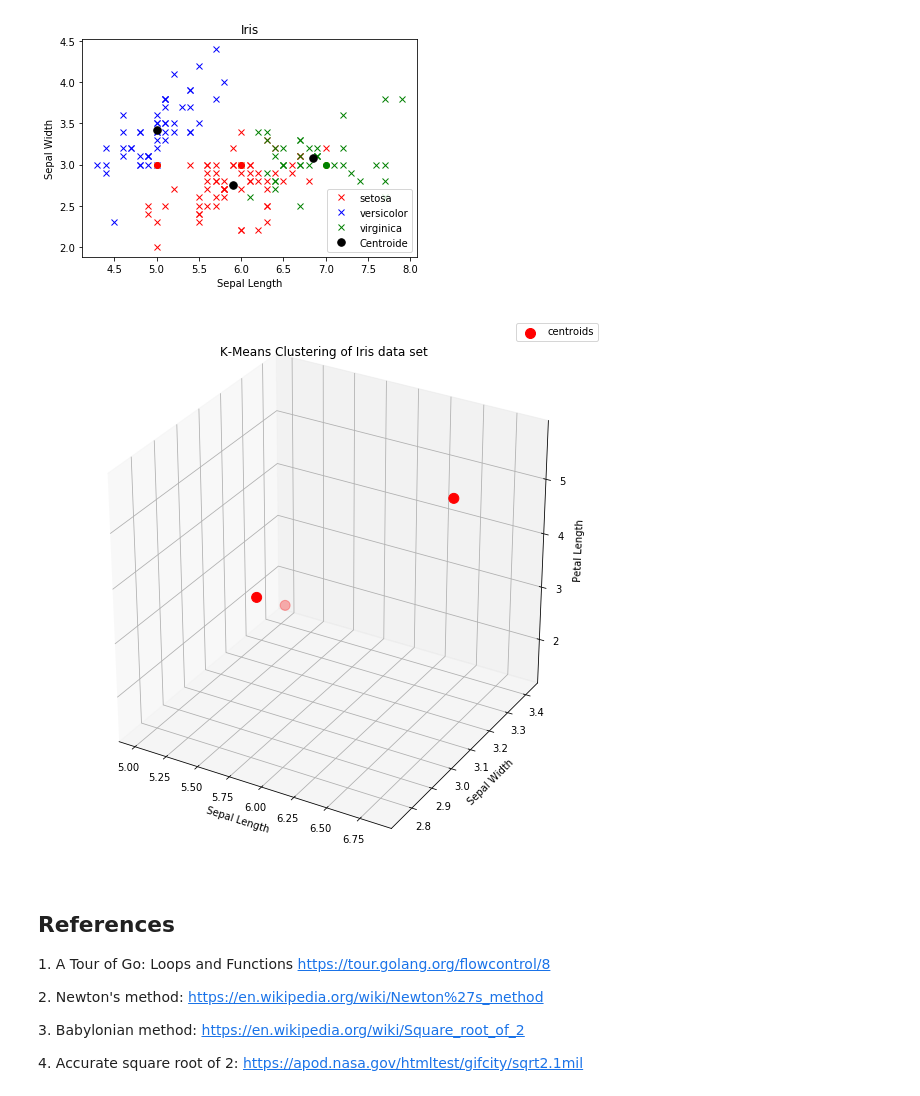
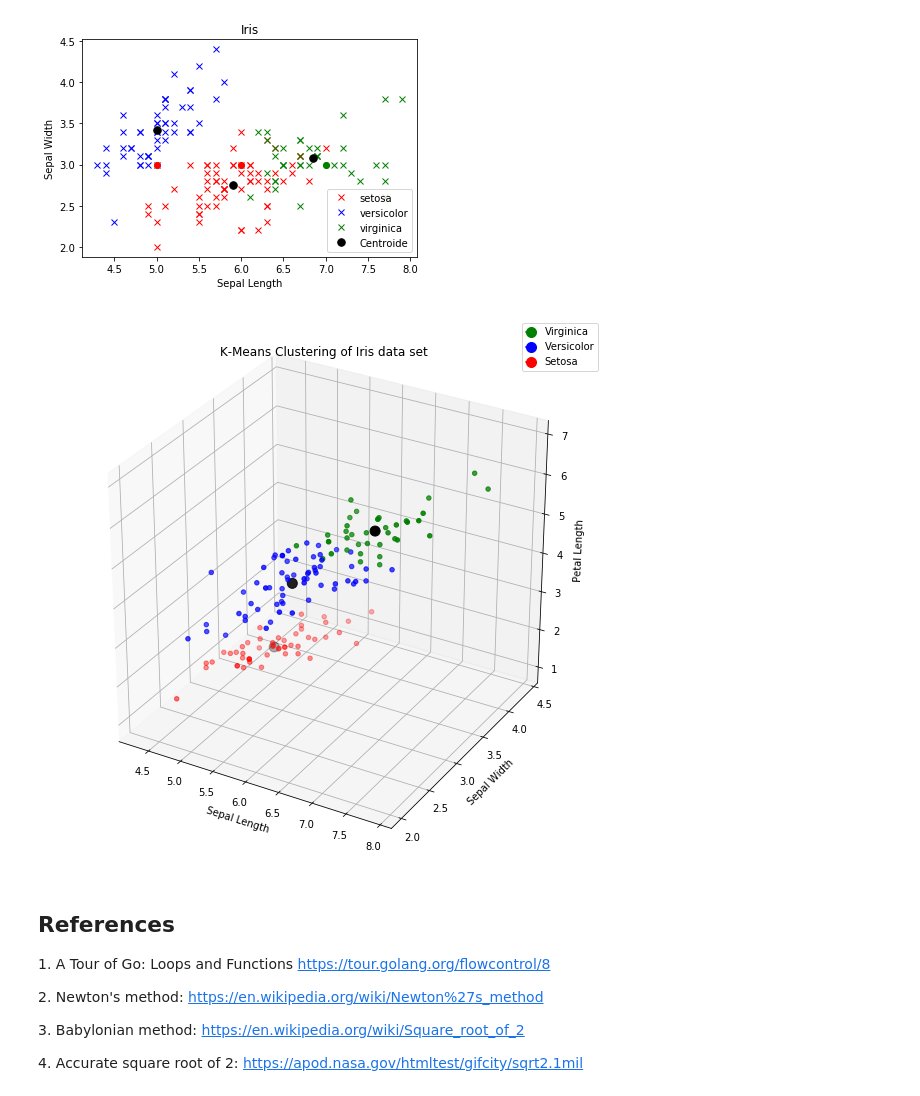
Before and after one commit to HFintan/MLS, a Jupyter notebook: Tasks.ipynb, the cells around one changed output. Saved outputs shown, nothing was run; the diff lists cells and outputs as text; code cells hidden in the pictures.

Commit message:
fixed legending

```diff
--- a/Tasks.ipynb
+++ b/Tasks.ipynb
@@ -868,35 +868,34 @@ plt.show()
 # %%
 from mpl_toolkits.mplot3d import Axes3D
 import matplotlib as mpl
 
 km=skcl.KMeans(3)
 clusts=km.fit_predict(SLSWPLPW)
 fig = plt.figure(figsize=(10,10))
 # for scale
 ax = fig.add_subplot(111, projection='3d')
 # the columns
 scatter = ax.scatter(km.cluster_centers_[:, 0], km.cluster_centers_[:, 1], km.cluster_centers_[:, 2],
 # size, shape, colour, label of centroids
-s = 100, marker='o', c='red', label='centroids')
+s = 100, marker='o', c='black', label='centroids')
 
-#for text in [['test1','blue'],['test2','red'],['test3','green']]:
-#    label=text[0],color=text[1]
+legend_elements = [mpl.lines.Line2D([0],[0],marker='o',color='green', label='Virginica', markersize=10),
+mpl.lines.Line2D([0],[0],marker='o',color='blue', label='Versicolor', markersize=10),
+mpl.lines.Line2D([0],[0],marker='o',color='red', label='Setosa', markersize=10)]
 
-#for colourpart in [['SepalLengthCm','blue'],['SepalWidthCm','red'],['PetalLengthCm','green']]:
-#scatter=ax.scatter(Iris['SepalLengthCm'],Iris['SepalWidthCm'], Iris['PetalLengthCm'],s=15)
-#    scatter=ax.scatter(Iris[colourpart[0]],Iris[colourpart[0]],s=15)
-#    print([colourpart[0]])
+scatter = ax.scatter(Iris['SepalLengthCm'],Iris['SepalWidthCm'], Iris['PetalLengthCm'],
+                     c=clusts,s=20, cmap=mpl.colors.ListedColormap(['red','blue','green']))
 
 
 ax.set_title('K-Means Clustering of Iris data set')
 ax.set_xlabel('Sepal Length')
 ax.set_ylabel('Sepal Width')
 ax.set_zlabel('Petal Length')
-ax.legend()
+ax.legend(handlelength=1,handles=legend_elements)
 
 plt.show()
 # %% [output]
-[figure, old version]
+[figure, new version]
 # %% [markdown]
 ## References
 <span id="sqrt-on-on"> 1. A Tour of Go: Loops and Functions https://tour.golang.org/flowcontrol/8</span>
```
